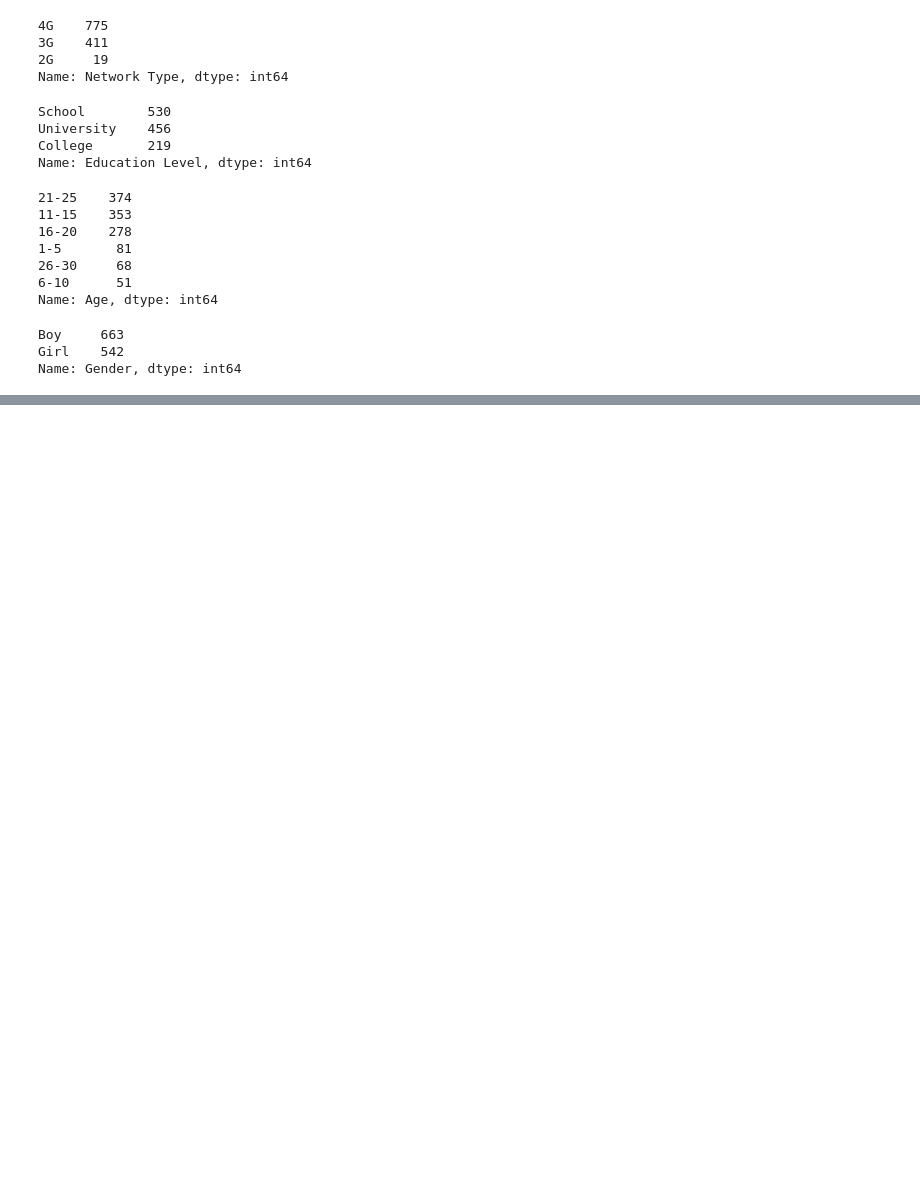
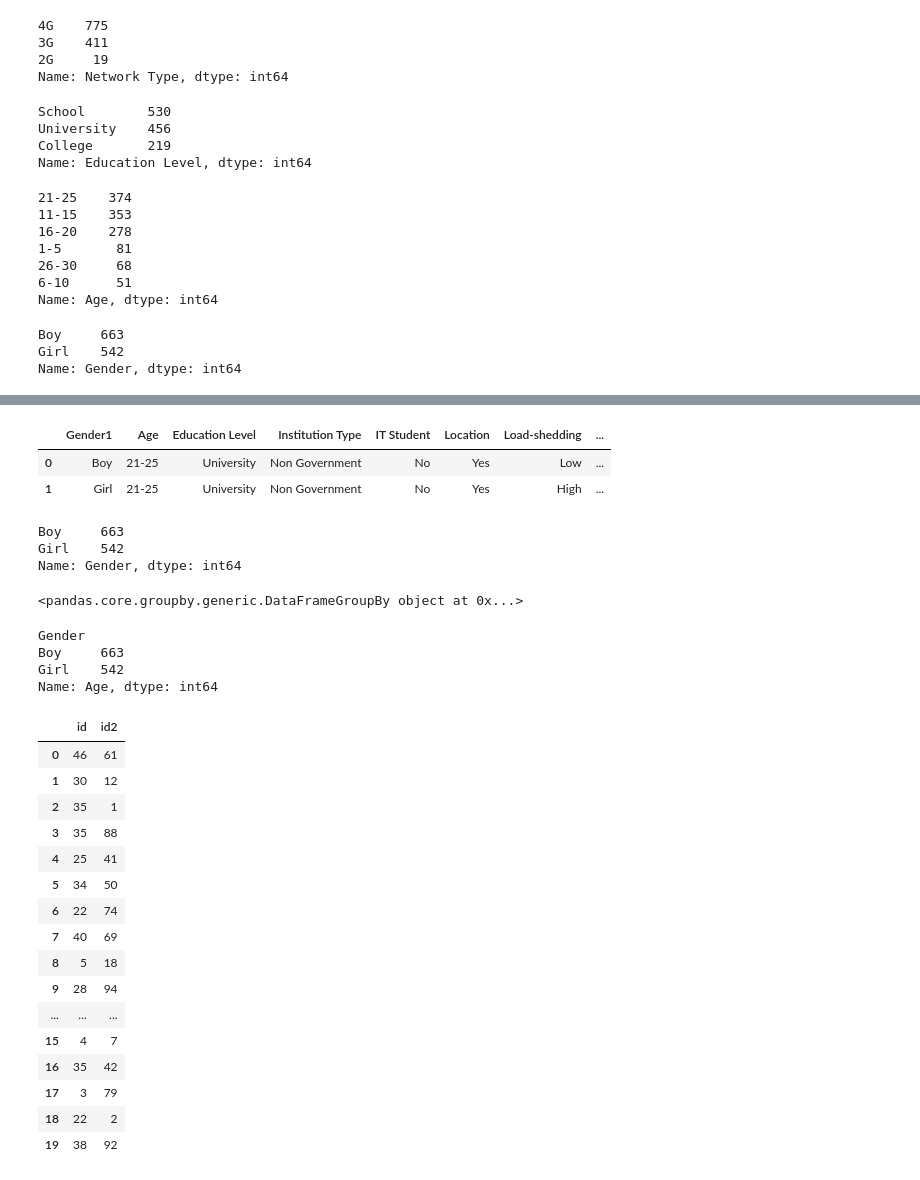
Before and after one commit to anilbarmola/Pandas, a Jupyter notebook: tut1.ipynb, the cells around one changed output, grey strips where cells are left out. Cells and saved outputs as stored; diff of their text form; code cells hidden in the pictures; blank space fills up the shorter version.

Commit message:
update pandas

```diff
--- a/tut1.ipynb
+++ b/tut1.ipynb
@@ -128,0 +212,25 @@ Name: Gender, dtype: int64
+# %%
+#rename column name
+df.rename(columns={'Gender': 'Gender1'}).head(2)
+# %% [output]
+|  | Gender1 | Age | Education Level | Institution Type | IT Student | Location | Load-shedding | ... |
+| 0 | Boy | 21-25 | University | Non Government | No | Yes | Low | ... |
+| 1 | Girl | 21-25 | University | Non Government | No | Yes | High | ... |
+# %%
+df["Gender"].value_counts()
+# %% [output]
+Boy     663
+Girl    542
+Name: Gender, dtype: int64
+# %%
+#Group by
+df.groupby('Gender')
+# %% [output]
+<pandas.core.groupby.generic.DataFrameGroupBy object at 0x...>
+# %%
+df.groupby('Gender')["Age"].count()
+# %% [output]
+Gender
+Boy     663
+Girl    542
+Name: Age, dtype: int64
@@ -128,0 +239,24 @@ Name: Gender, dtype: int64
+# %%
+df2=pd.DataFrame(np.random.randint(1,50,20), columns=["id"])
+# %%
+df3=pd.DataFrame(np.random.randint(1,100,20), columns=["id2"])
+# %%
+pd.concat([df2,df3], axis=1)
+# %% [output]
+|  | id | id2 |
+| 0 | 46 | 61 |
+| 1 | 30 | 12 |
+| 2 | 35 | 1 |
+| 3 | 35 | 88 |
+| 4 | 25 | 41 |
+| 5 | 34 | 50 |
+| 6 | 22 | 74 |
+| 7 | 40 | 69 |
+| 8 | 5 | 18 |
+| 9 | 28 | 94 |
+| ... | ... | ... |
+| 15 | 4 | 7 |
+| 16 | 35 | 42 |
+| 17 | 3 | 79 |
+| 18 | 22 | 2 |
+| 19 | 38 | 92 |
```
Also changed, not shown: parts of 9 cells of this notebook, 4 other files.
